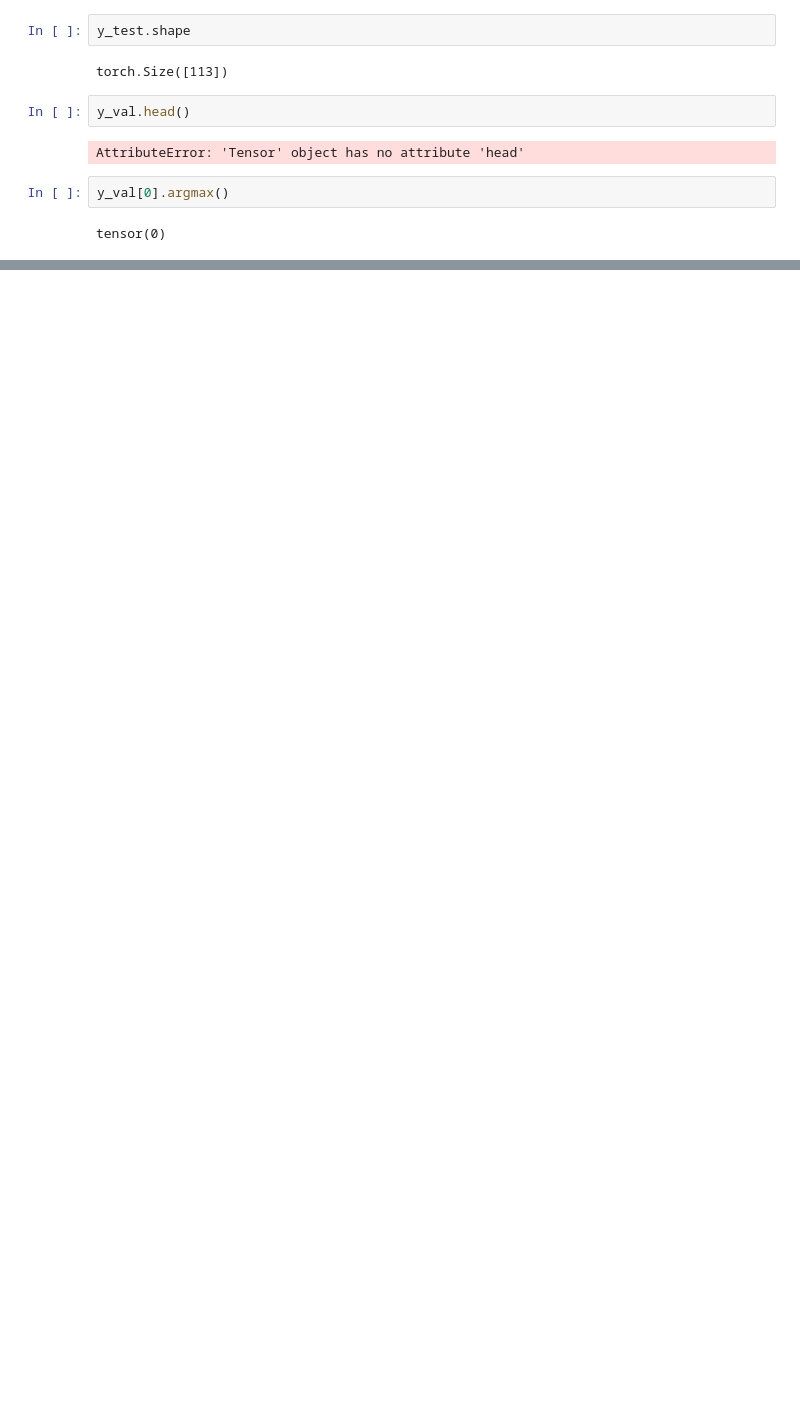
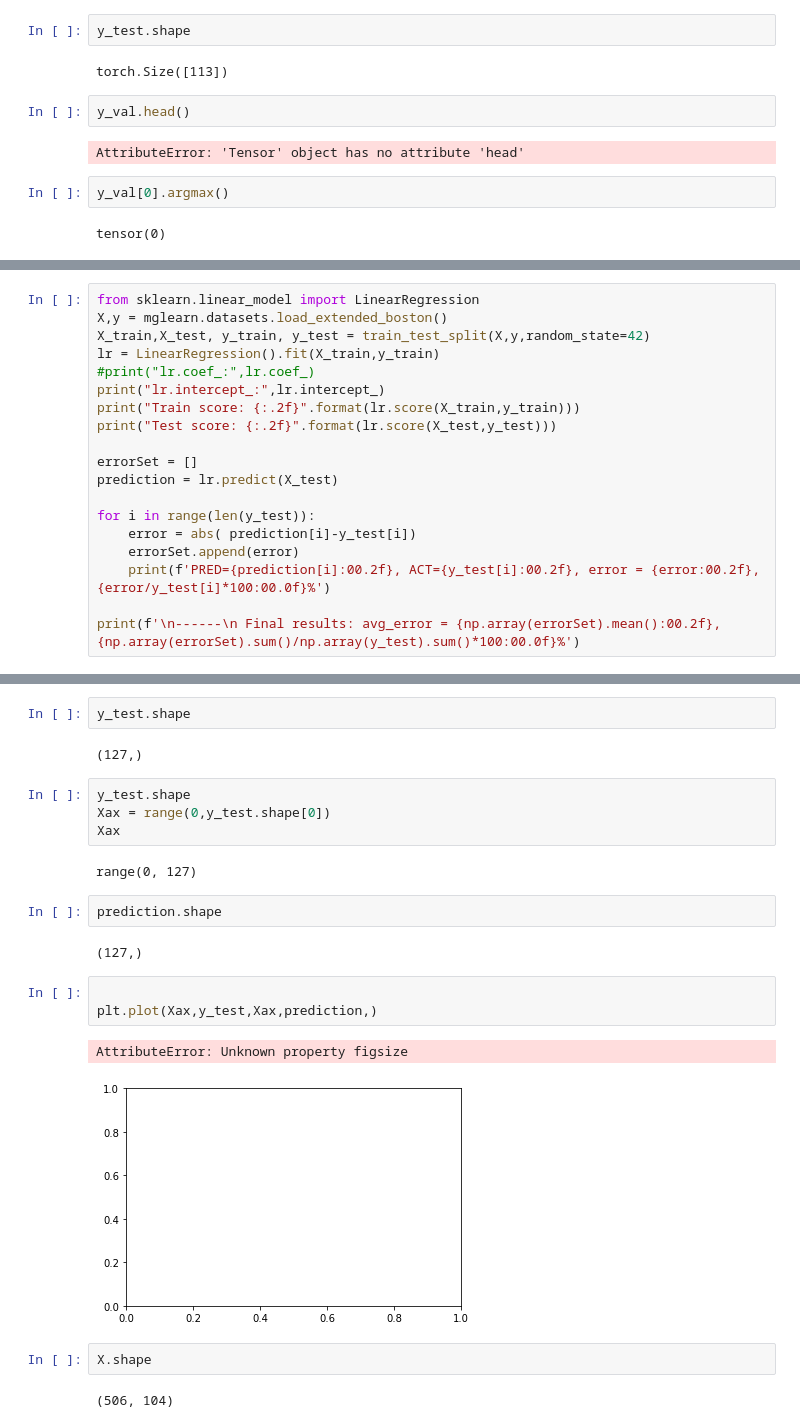
Before and after one commit to AntonQUT/introduction_to_ml_with_python, a Jupyter notebook: AV_cancer_sample_with_DL.ipynb, the cells around one changed output, grey strips where cells are left out. Cells and saved outputs as stored; diff of their text form; blank space fills up the shorter version.

```diff
--- a/AV_cancer_sample_with_DL.ipynb
+++ b/AV_cancer_sample_with_DL.ipynb
@@ -355,0 +517,19 @@ tensor(0)
+# %%
+from sklearn.linear_model import LinearRegression
+X,y = mglearn.datasets.load_extended_boston()
+X_train,X_test, y_train, y_test = train_test_split(X,y,random_state=42)
+lr = LinearRegression().fit(X_train,y_train)
+#print("lr.coef_:",lr.coef_)
+print("lr.intercept_:",lr.intercept_)
+print("Train score: {:.2f}".format(lr.score(X_train,y_train)))
+print("Test score: {:.2f}".format(lr.score(X_test,y_test)))
+
+errorSet = []
+prediction = lr.predict(X_test)
+
+for i in range(len(y_test)):
+    error = abs( prediction[i]-y_test[i])
+    errorSet.append(error)
+    print(f'PRED={prediction[i]:00.2f}, ACT={y_test[i]:00.2f}, error = {error:00.2f},{error/y_test[i]*100:00.0f}%')
+
+print(f'\n------\n Final results: avg_error = {np.array(errorSet).mean():00.2f}, {np.array(errorSet).sum()/np.array(y_test).sum()*100:00.0f}%')
@@ -355,0 +554,24 @@ tensor(0)
+# %%
+y_test.shape
+# %% [output]
+(127,)
+# %%
+y_test.shape
+Xax = range(0,y_test.shape[0])
+Xax
+# %% [output]
+range(0, 127)
+# %%
+prediction.shape
+# %% [output]
+(127,)
+# %%
+
+plt.plot(Xax,y_test,Xax,prediction,)
+# %% [output]
+AttributeError: Unknown property figsize
+[figure, added]
+# %%
+X.shape
+# %% [output]
+(506, 104)
```
Also changed, not shown: parts of 19 cells of this notebook.
